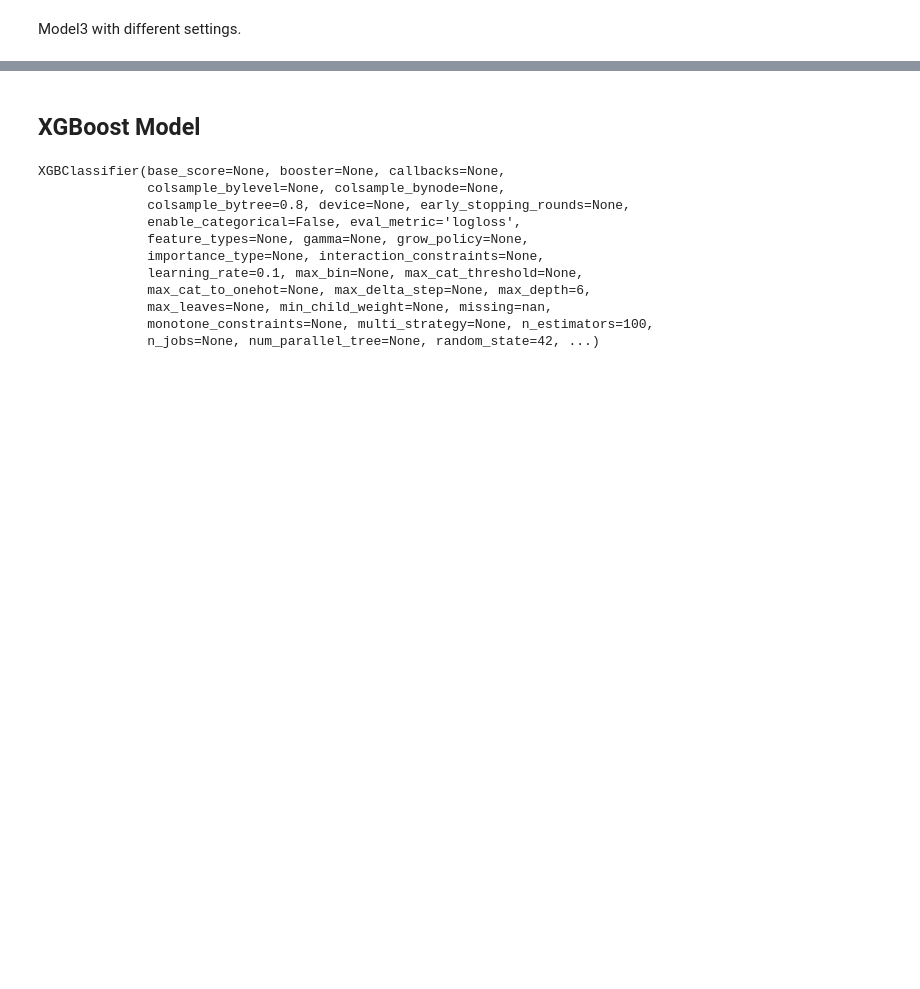
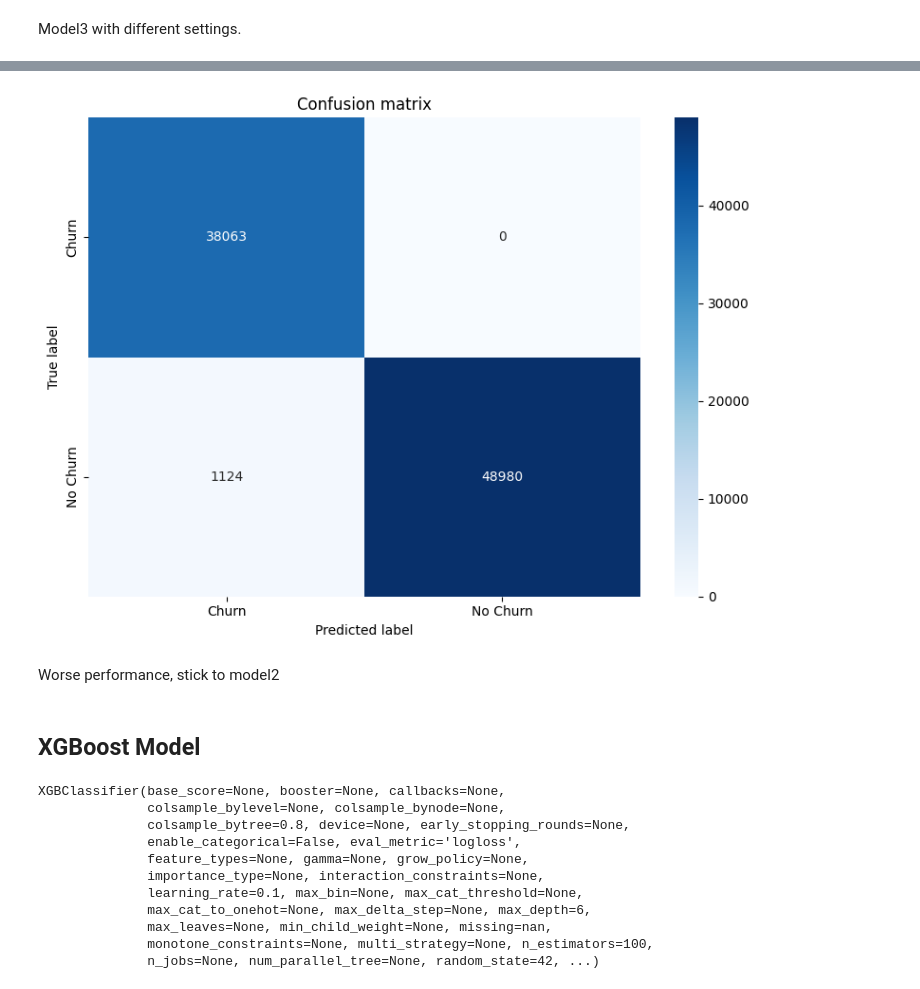
Before and after one commit to SnickleSH/customer-churn-analysis, a Jupyter notebook: notebooks/main.ipynb, the cells around one changed output, grey strips where cells are left out. Cells and saved outputs as stored; diff of their text form; code cells hidden in the pictures; blank space fills up the shorter version.

```diff
--- a/notebooks/main.ipynb
+++ b/notebooks/main.ipynb
@@ -480,0 +512,15 @@ Model3 with different settings.
+# %%
+lr_scheduler = tf.keras.callbacks.ReduceLROnPlateau(monitor='val_loss', factor=0.5, patience=3)
+# %%
+logger3 = TensorBoard(
+    log_dir=os.path.join(project_dir, 'models', 'logs', 'model3'),
+    histogram_freq=5,
+    write_graph=True,
+    write_images=True
+)
+# %%
+
+history3 = model3.fit(X_train_scaled, y_train,
+                            epochs=50, batch_size=64,
+                            validation_data=(X_test_scaled, y_test),
+                            callbacks=[early_stopping, lr_scheduler, logger3])
@@ -480,0 +545,3 @@ Model3 with different settings.
+# %%
+y_pred_prob3 = model3.predict(X_test_scaled)
+y_pred3 = (y_pred_prob3 > 0.5).astype("int32")  # Convert probabilities to binary (0 or 1)
@@ -481,3 +571,15 @@ Model3 with different settings.
+# %%
+plt.figure(figsize=(8, 6))
+sns.heatmap(confusion_matrix(y_test, y_pred3), annot=True, fmt='d', cmap=plt.cm.Blues, xticklabels=['Churn', 'No Churn'], yticklabels=['Churn', 'No Churn'])
+plt.title('Confusion matrix')
+plt.ylabel('True label')
+plt.xlabel('Predicted label')
+plt.tight_layout()
+plt.show()
+# %% [output]
+[figure, added]
+# %% [markdown]
+Worse performance, stick to model2
 # %% [markdown]
 ## XGBoost Model
 # %%
```
Also changed, not shown: parts of 26 cells of this notebook, 9 other files.
